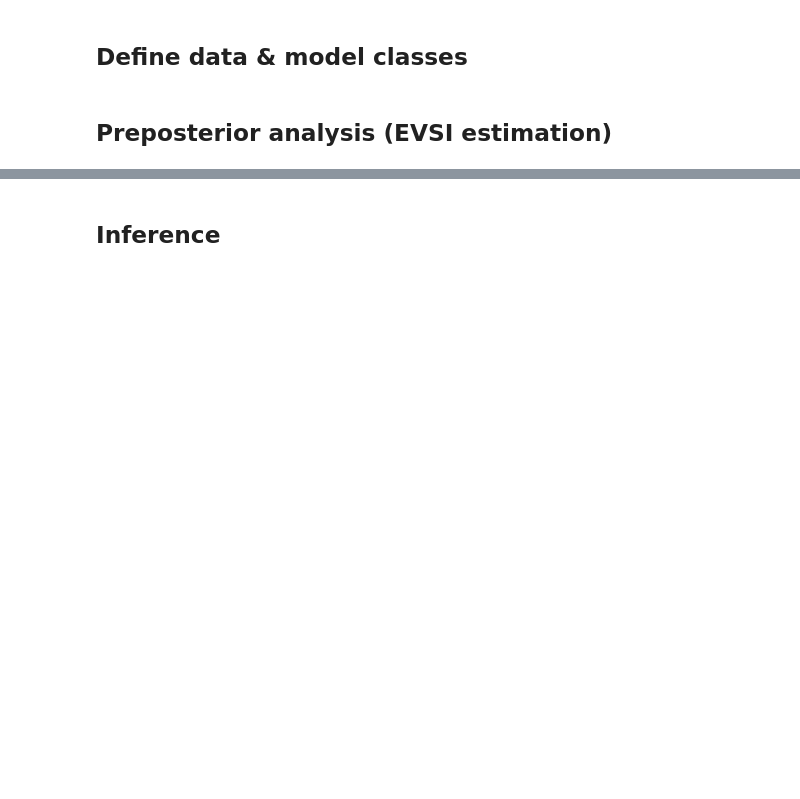
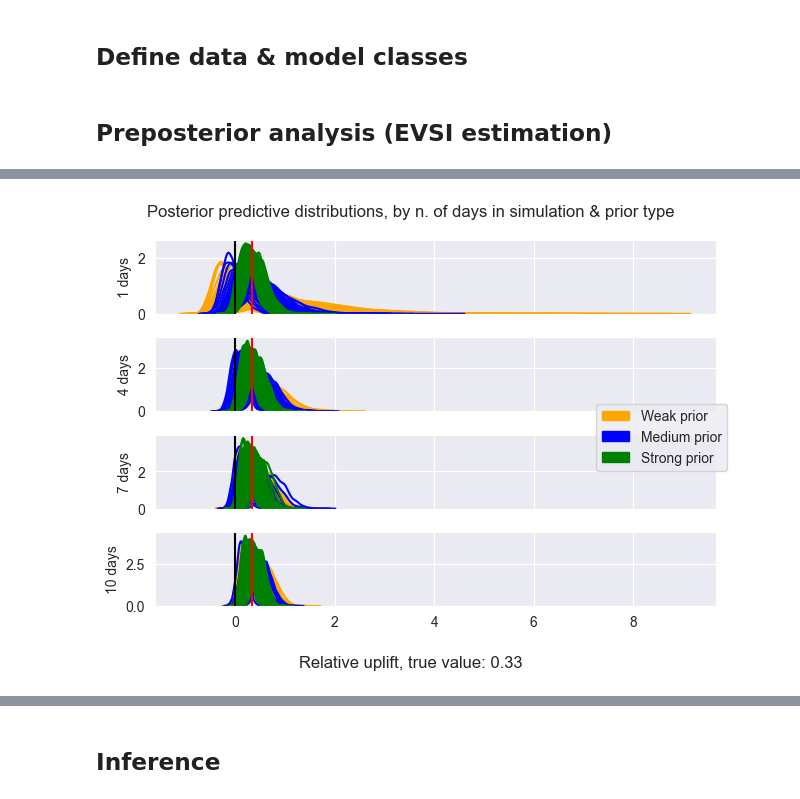
Before and after one commit to AhmetZamanis/BayesianModelingExperiments, a Jupyter notebook: a-b-testing/uplift-bayesian.ipynb, the cells around one changed output, grey strips where cells are left out. Cells and saved outputs as stored; diff of their text form; code cells hidden in the pictures; blank space fills up the shorter version.

```diff
--- a/a-b-testing/uplift-bayesian.ipynb
+++ b/a-b-testing/uplift-bayesian.ipynb
@@ -86,7 +108,7 @@ class ConversionRateModel:
         # Define model
         with pm.Model() as model:
 
-            # Conversion rate priors,
+            # Conversion rate priors
             conversion_rate_control = pm.Beta(
                 "conversion_rate_control",
                 alpha = self.prior_control.alpha,
@@ -130,11 +152,11 @@ class ConversionRateModel:
 
     def get_posterior_predictive(self, **kwargs):
 
-        # Draw posterior samples
+        # Sample posterior predictive distribution
         with self._create_model():
             self.posterior_predictive = pm.sample(**kwargs)
 
-    def plot_prior_predictive(self, kind = "kde", **kwargs):
+    def plot_prior_predictive(self, conversion_control, conversion_experiment, true_relative_uplift, kind = "kde",  **kwargs):
 
         if self.prior_predictive == None:
             self.get_prior_predictive(**kwargs)
@@ -179,7 +201,7 @@ class ConversionRateModel:
         plt.show()
         plt.close()
 
-    def plot_posterior_predictive(self, kind = "kde", **kwargs):
+    def plot_posterior_predictive(self, conversion_control, conversion_experiment, true_relative_uplift, kind = "kde", **kwargs):
 
         if self.posterior_predictive == None:
             self.get_posterior_predictive(**kwargs)
@@ -241,15 +293,6 @@ def generate_variant_data(days: int, conversion_rates: List[float]):
 # %%
-# # Considered practically relevant effect sizes (relative uplift)
-# effect_sizes = [
-#     0.01,
-#     0.1,
-#     true_relative_uplift,  # 0.33
-#     0.5,
-#     0.8
-# ]
-
 # Considered number of days
-n_days = np.arange(1, 10, 2)
+n_days = np.arange(1, 11, 3)
 
 # Considered priors
 weak_prior = [
@@ -275,13 +318,12 @@ priors = {
 
 # Dictionary of parameters
 dict_parameters = {
-    #"effect_sizes": effect_sizes,
     "n_days": n_days,
     "priors": priors.keys()
 }
 
 trials = 50
-chains = 4
+draws = 500
 cores = 4
 # %%
 # Calculate "loss reduction" for each parameter combination
@@ -385,36 +443,39 @@ _ = sns.lineplot(
 # %%
-# Posterior predictive distributions plot, for each sample size
+# Posterior predictive distributions plot, for each sample size, grouped by prior type
 unique_days = set(days_list)
 
 fig, ax = plt.subplots(len(unique_days), sharex = True)
-fig.suptitle("Posterior predictive distributions by n. of days in simulation")
+fig.suptitle("Posterior predictive distributions, by n. of days in simulation & prior type")
 fig.supxlabel(f"Relative uplift, true value: {round(true_relative_uplift, 2)}")
 fig.legend(
     handles = [
-        mpatches.Patch(color = "blue", label = "Weak prior"),
-        mpatches.Patch(color = "orange", label = "Medium prior"),
+        mpatches.Patch(color = "orange", label = "Weak prior"),
+        mpatches.Patch(color = "blue", label = "Medium prior"),
         mpatches.Patch(color = "green", label = "Strong prior")
     ],
     loc = "right"
 )
 
 for n_days in unique_days:
 
-    ax_idx = list(unique_days).index(n_days)
+    ax_idx = sorted(list(unique_days)).index(n_days)
 
     trials_array = np.reshape(
         np.array(posterior_list)[np.array(days_list) == n_days],
-        (len(priors) * trials, 4000)
+        (len(priors) * trials, (draws * cores))
     )
 
-    colors = ["blue"] * trials + ["orange"] * trials + ["green"] * trials
+    colors = ["orange"] * trials + ["blue"] * trials + ["green"] * trials
 
     for i in range(0, trials_array.shape[0]):
         sns.kdeplot(
             trials_array[i, :],
             color = colors[i],
             ax = ax[ax_idx],
         )
 
     ax[ax_idx].set_ylabel(f"{n_days} days")
     ax[ax_idx].axvline(true_relative_uplift, color = "red")
+    ax[ax_idx].axvline(0, color = "black")
+# %% [output]
+[figure, added]
```
Also changed, not shown: parts of 42 cells of this notebook.
